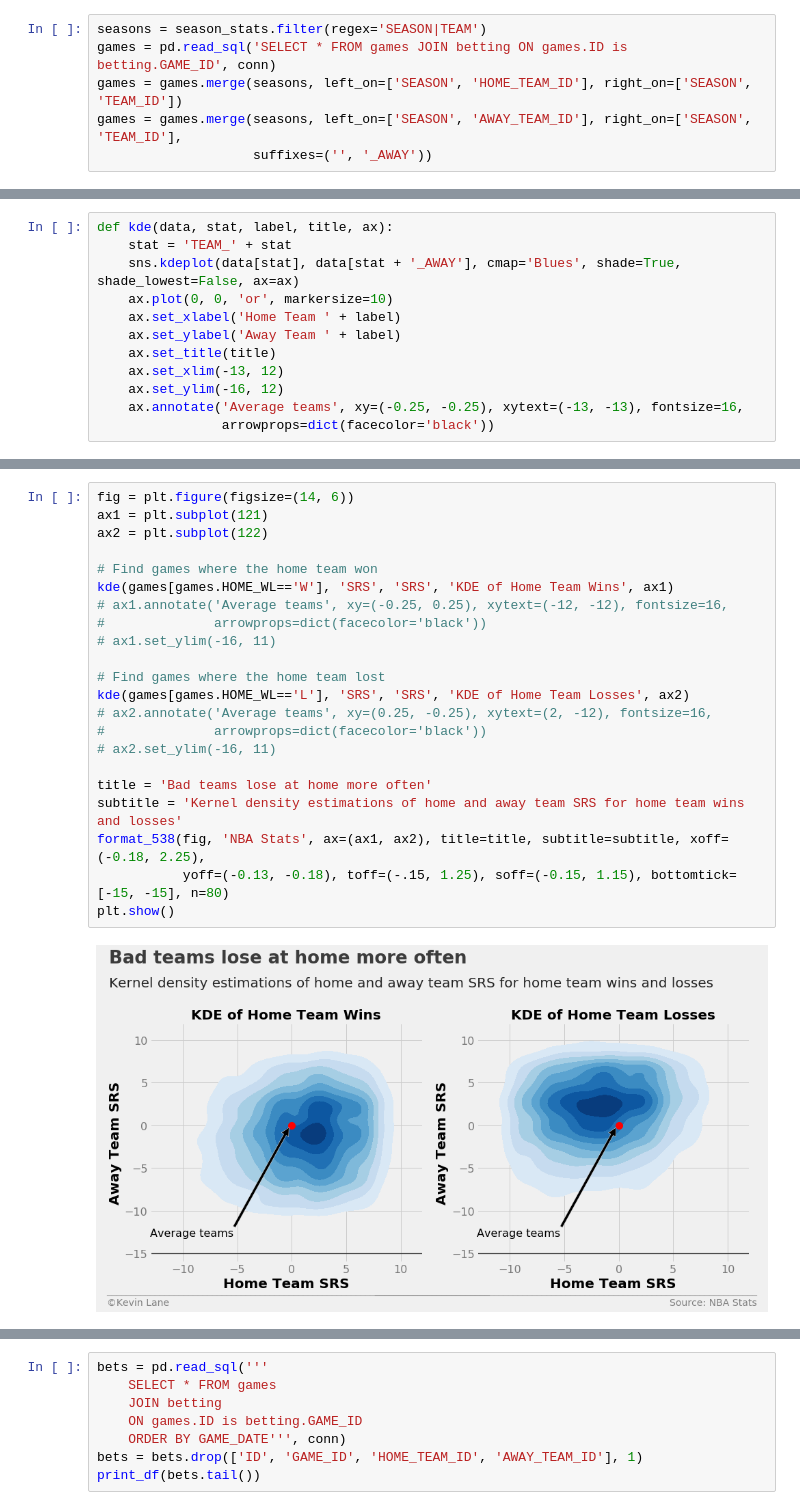
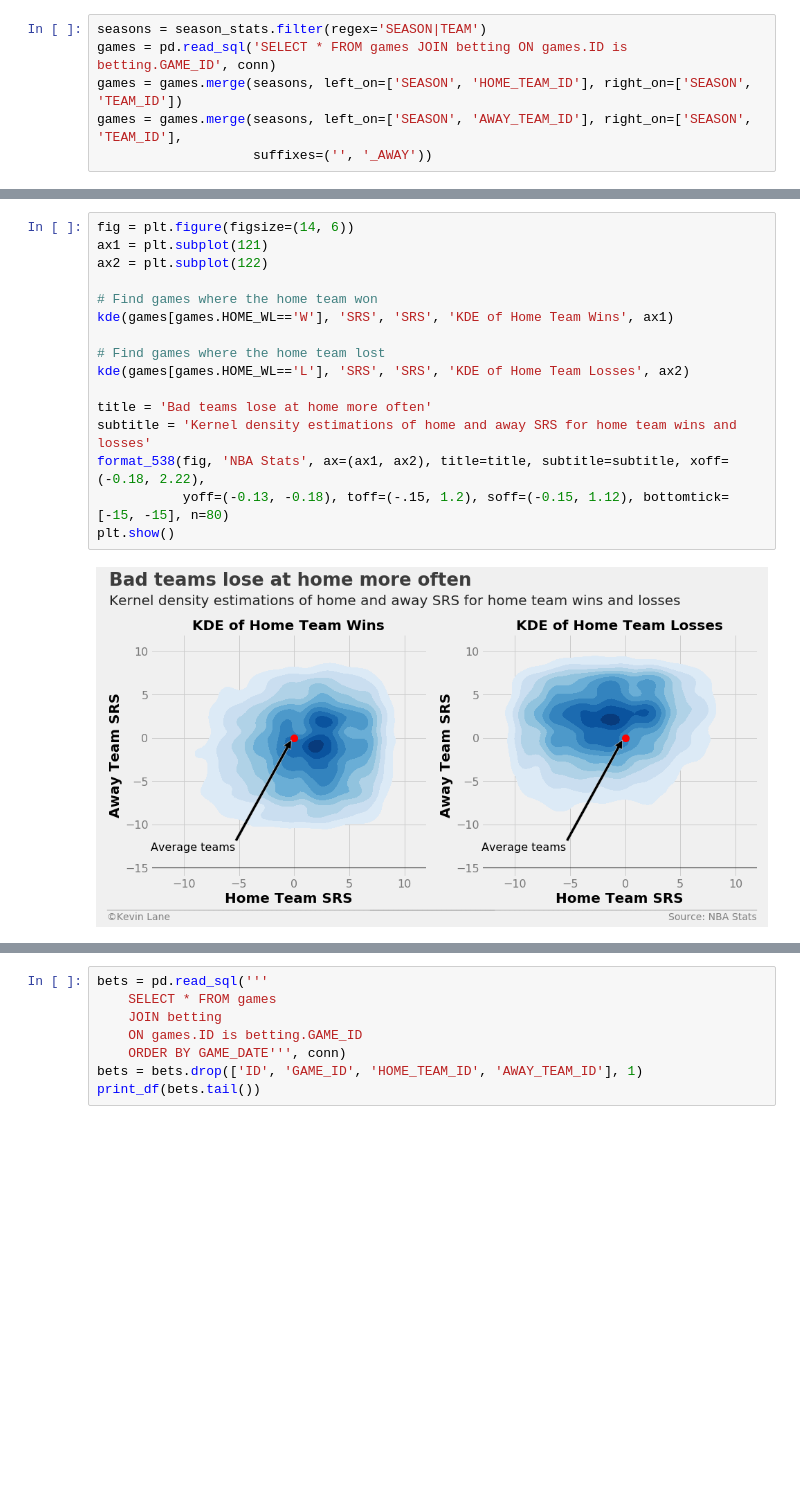
Before and after one commit to cedev935/databall-betting, a Jupyter notebook: notebooks/data-exploration.ipynb, the cells around one changed output, grey strips where cells are left out. Cells and saved outputs as stored; diff of their text form; blank space fills up the shorter version.

Commit message:
Finalize data exploration notebook

```diff
--- a/notebooks/data-exploration.ipynb
+++ b/notebooks/data-exploration.ipynb
@@ -366,13 +381 @@ The function below makes and customizes KDE plots of home and away team stats.
-# %%
-def kde(data, stat, label, title, ax):
-    stat = 'TEAM_' + stat
-    sns.kdeplot(data[stat], data[stat + '_AWAY'], cmap='Blues', shade=True, shade_lowest=False, ax=ax)
-    ax.plot(0, 0, 'or', markersize=10)
-    ax.set_xlabel('Home Team ' + label)
-    ax.set_ylabel('Away Team ' + label)
-    ax.set_title(title)
-    ax.set_xlim(-13, 12)
-    ax.set_ylim(-16, 12)
-    ax.annotate('Average teams', xy=(-0.25, -0.25), xytext=(-13, -13), fontsize=16,
-                arrowprops=dict(facecolor='black'))
 # %% [markdown]
@@ -380,25 +383,19 @@ A better view of this data is to separate games into home team wins and losses.
 # %%
 fig = plt.figure(figsize=(14, 6))
 ax1 = plt.subplot(121)
 ax2 = plt.subplot(122)
 
 # Find games where the home team won
 kde(games[games.HOME_WL=='W'], 'SRS', 'SRS', 'KDE of Home Team Wins', ax1)
-# ax1.annotate('Average teams', xy=(-0.25, 0.25), xytext=(-12, -12), fontsize=16,
-#              arrowprops=dict(facecolor='black'))
-# ax1.set_ylim(-16, 11)
 
 # Find games where the home team lost
 kde(games[games.HOME_WL=='L'], 'SRS', 'SRS', 'KDE of Home Team Losses', ax2)
-# ax2.annotate('Average teams', xy=(0.25, -0.25), xytext=(2, -12), fontsize=16,
-#              arrowprops=dict(facecolor='black'))
-# ax2.set_ylim(-16, 11)
 
 title = 'Bad teams lose at home more often'
-subtitle = 'Kernel density estimations of home and away team SRS for home team wins and losses'
-format_538(fig, 'NBA Stats', ax=(ax1, ax2), title=title, subtitle=subtitle, xoff=(-0.18, 2.25),
-           yoff=(-0.13, -0.18), toff=(-.15, 1.25), soff=(-0.15, 1.15), bottomtick=[-15, -15], n=80)
+subtitle = 'Kernel density estimations of home and away SRS for home team wins and losses'
+format_538(fig, 'NBA Stats', ax=(ax1, ax2), title=title, subtitle=subtitle, xoff=(-0.18, 2.22),
+           yoff=(-0.13, -0.18), toff=(-.15, 1.2), soff=(-0.15, 1.12), bottomtick=[-15, -15], n=80)
 plt.show()
 # %% [output]
-[figure, old version]
+[figure, new version]
 # %% [markdown]
```
Also changed, not shown: parts of 54 cells of this notebook.
